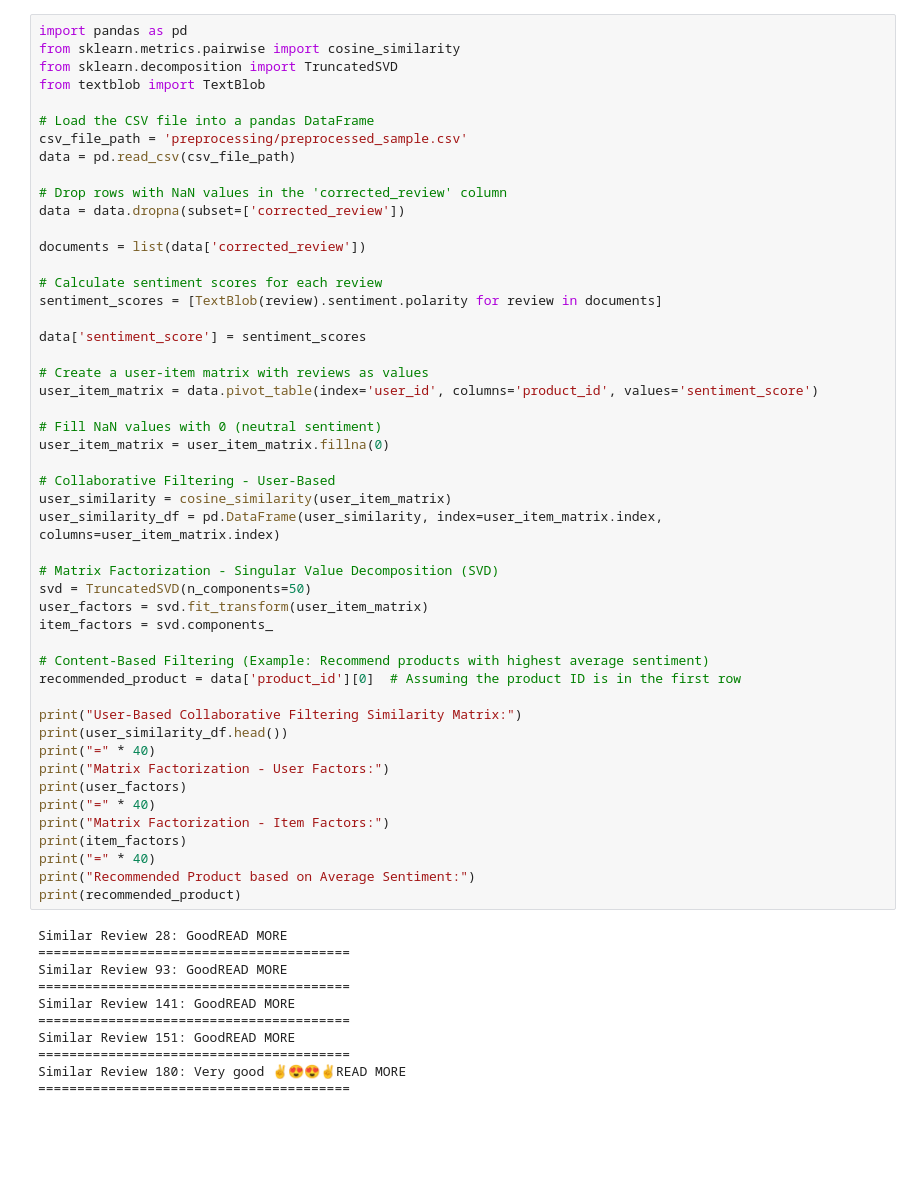
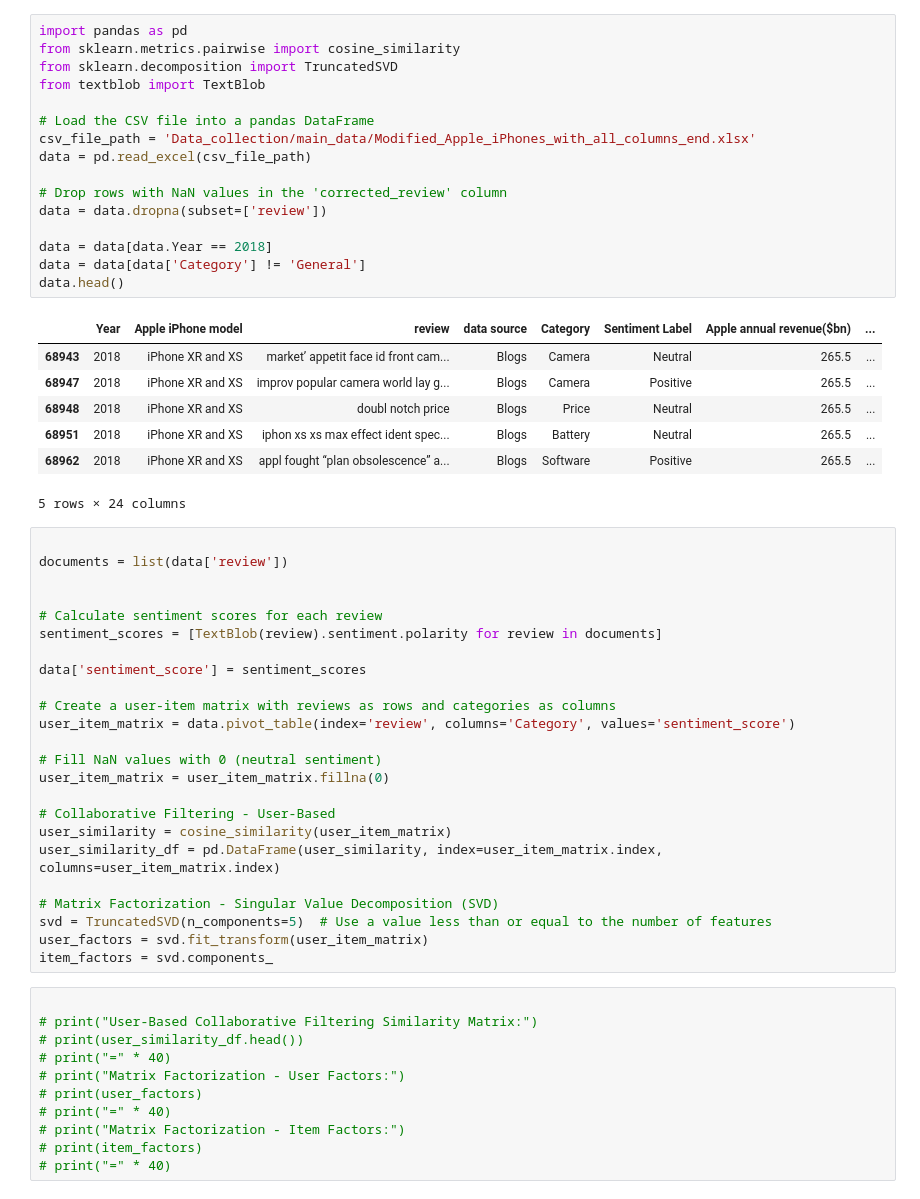
Before and after one commit to niranju23/Apple-iPhone-brand-monitoring, a Jupyter notebook: Recommendation_Generation/Recommendation_Generation.ipynb, the cells around one changed output. Drawn from its saved outputs; the diff is of its cells as text; blank space fills up the shorter version.

Commit message:
modified 4 files

```diff
--- a/Recommendation_Generation/Recommendation_Generation.ipynb
+++ b/Recommendation_Generation/Recommendation_Generation.ipynb
@@ -1,25 +1,39 @@
+# %%
+import pandas as pd
+from sklearn.metrics.pairwise import cosine_similarity
+from sklearn.decomposition import TruncatedSVD
+from textblob import TextBlob
+
+# Load the CSV file into a pandas DataFrame
+csv_file_path = 'Data_collection/main_data/Modified_Apple_iPhones_with_all_columns_end.xlsx'
+data = pd.read_excel(csv_file_path)
+
+# Drop rows with NaN values in the 'corrected_review' column
+data = data.dropna(subset=['review'])
+
+data = data[data.Year == 2018]
+data = data[data['Category'] != 'General']
+data.head()
+# %% [output]
+|  | Year | Apple iPhone model | review | data source | Category | Sentiment Label | Apple annual revenue($bn) | ... |
+| 68943 | 2018 | iPhone XR and XS | market’ appetit face id front cam... | Blogs | Camera | Neutral | 265.5 | ... |
+| 68947 | 2018 | iPhone XR and XS | improv popular camera world lay g... | Blogs | Camera | Positive | 265.5 | ... |
+| 68948 | 2018 | iPhone XR and XS | doubl notch price | Blogs | Price | Neutral | 265.5 | ... |
+| 68951 | 2018 | iPhone XR and XS | iphon xs xs max effect ident spec... | Blogs | Battery | Neutral | 265.5 | ... |
+| 68962 | 2018 | iPhone XR and XS | appl fought “plan obsolescence” a... | Blogs | Software | Positive | 265.5 | ... |
+5 rows × 24 columns
 # %%
-import pandas as pd
-from sklearn.metrics.pairwise import cosine_similarity
-from sklearn.decomposition import TruncatedSVD
-from textblob import TextBlob
 
-# Load the CSV file into a pandas DataFrame
-csv_file_path = 'preprocessing/preprocessed_sample.csv'
-data = pd.read_csv(csv_file_path)
+documents = list(data['review'])
 
-# Drop rows with NaN values in the 'corrected_review' column
-data = data.dropna(subset=['corrected_review'])
-
-documents = list(data['corrected_review'])
 
 # Calculate sentiment scores for each review
 sentiment_scores = [TextBlob(review).sentiment.polarity for review in documents]
 
 data['sentiment_score'] = sentiment_scores
 
-# Create a user-item matrix with reviews as values
-user_item_matrix = data.pivot_table(index='user_id', columns='product_id', values='sentiment_score')
+# Create a user-item matrix with reviews as rows and categories as columns
+user_item_matrix = data.pivot_table(index='review', columns='Category', values='sentiment_score')
 
 # Fill NaN values with 0 (neutral sentiment)
 user_item_matrix = user_item_matrix.fillna(0)
@@ -29,32 +43,17 @@ user_similarity = cosine_similarity(user_item_matrix)
 user_similarity_df = pd.DataFrame(user_similarity, index=user_item_matrix.index, columns=user_item_matrix.index)
 
 # Matrix Factorization - Singular Value Decomposition (SVD)
-svd = TruncatedSVD(n_components=50)
+svd = TruncatedSVD(n_components=5)  # Use a value less than or equal to the number of features
 user_factors = svd.fit_transform(user_item_matrix)
 item_factors = svd.components_
-
-# Content-Based Filtering (Example: Recommend products with highest average sentiment)
-recommended_product = data['product_id'][0]  # Assuming the product ID is in the first row
-
-print("User-Based Collaborative Filtering Similarity Matrix:")
-print(user_similarity_df.head())
-print("=" * 40)
-print("Matrix Factorization - User Factors:")
-print(user_factors)
-print("=" * 40)
-print("Matrix Factorization - Item Factors:")
-print(item_factors)
-print("=" * 40)
-print("Recommended Product based on Average Sentiment:")
-print(recommended_product)
-# %% [output]
-Similar Review 28: GoodREAD MORE
-========================================
-Similar Review 93: GoodREAD MORE
-========================================
-Similar Review 141: GoodREAD MORE
-========================================
-Similar Review 151: GoodREAD MORE
-========================================
-Similar Review 180: Very good ✌️😍😍✌️READ MORE
-========================================
+# %%
+
+# print("User-Based Collaborative Filtering Similarity Matrix:")
+# print(user_similarity_df.head())
+# print("=" * 40)
+# print("Matrix Factorization - User Factors:")
+# print(user_factors)
+# print("=" * 40)
+# print("Matrix Factorization - Item Factors:")
+# print(item_factors)
+# print("=" * 40)
```
Also changed, not shown: parts of 3 cells of this notebook, 3 other files.
